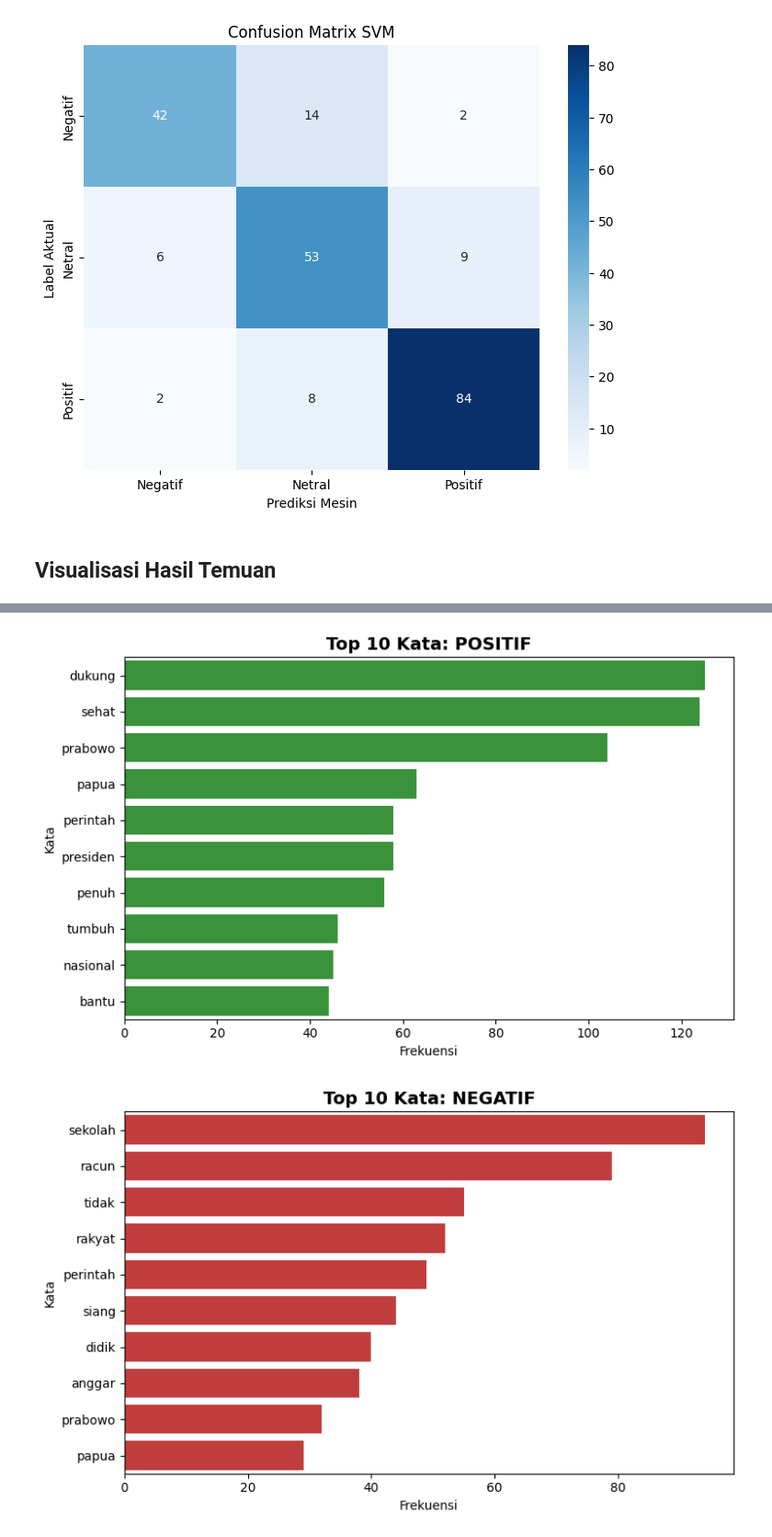
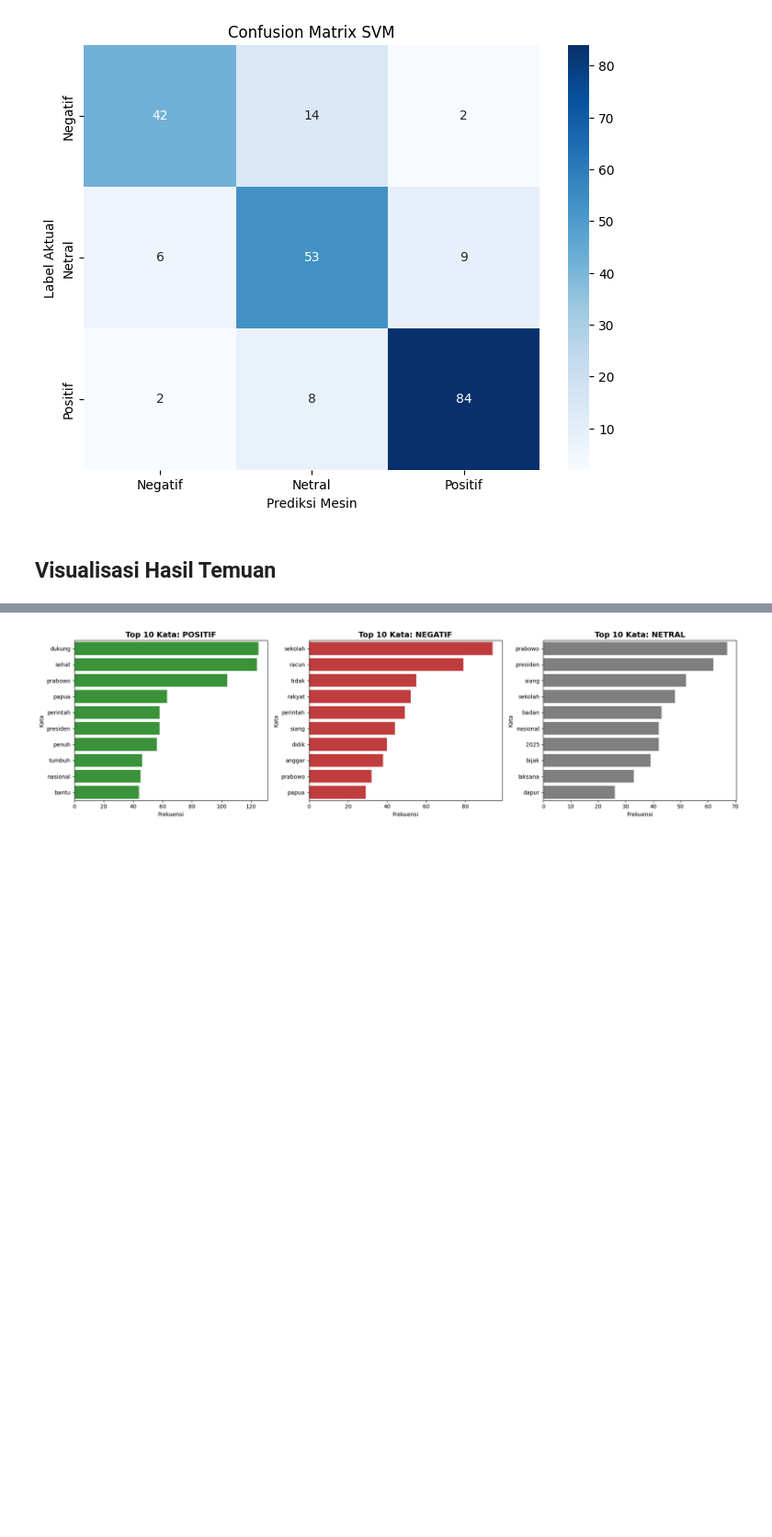
Before and after one commit to mfaruqi35/mbg-sentiment-analysis, a Jupyter notebook: mbg-sentiment-analysis.ipynb, the cells around one changed output, grey strips where cells are left out. Shown at 92% size. Saved outputs shown, nothing was run; the diff lists cells and outputs as text; code cells hidden in the pictures; blank space fills up the shorter version.

```diff
--- a/mbg-sentiment-analysis.ipynb
+++ b/mbg-sentiment-analysis.ipynb
@@ -540,16 +540,19 @@ svm_explainer.fit(X_train_tfidf, y_train)
 
 words = np.array(vectorizer.get_feature_names_out())
 
+plt.figure(figsize=(15, 5))
+
 for i, kelas in enumerate(svm_explainer.classes_):
     top10_idx = np.argsort(svm_explainer.coef_[i])[-10:]
     top10_word = words[top10_idx]
     top10_weight = svm_explainer.coef_[i][top10_idx]
 
-    plt.figure(figsize=(8, 5))
+    # Plotting
+    plt.subplot(1, 3, i+1)
     sns.barplot(x=top10_weight, y=top10_word, hue=top10_word, legend=False, palette='viridis')
     plt.title(f'Top 10 Kata: {kelas.upper()}')
     plt.xlabel('Bobot SVM')
 
-    plt.tight_layout()
-    plt.show()
+plt.tight_layout()
+plt.show()
 # %% [output]
@@ -559,40 +560,33 @@ for i, kelas in enumerate(svm_explainer.classes_):
 # %%
 import matplotlib.pyplot as plt
 import seaborn as sns
 from collections import Counter
 from wordcloud import WordCloud
 
-# DOMAIN STOPWORDS
 domain_stopwords = {'makan', 'gizi', 'gratis', 'program', 'mbg', 'indonesia', 'anak'}
-
 def hapus_domain_stopword(teks):
-    kata_kata = teks.split()
-    kata_bersih = [kata for kata in kata_kata if kata not in domain_stopwords]
-    return " ".join(kata_bersih)
+    words = teks.split()
+    words_cleaned = [word for word in words if word not in domain_stopwords]
+    return " ".join(words_cleaned)
 
 labels = ['positif', 'negatif', 'netral']
 colors_bar = ['#2ca02c', '#d62728', '#7f7f7f']
 colormaps_wc = ['Greens', 'Reds', 'Greys']
-
+fig, axes = plt.subplots(1, 3, figsize=(18, 5))
 
 for i, label in enumerate(labels):
     combined_text = " ".join(df_final[df_final['label'] == label]['cleaned_text'])
     combined_text_cleaned = hapus_domain_stopword(combined_text)
+    word_counts = Counter(combined_text_cleaned.split())
+    top_10 = word_counts.most_common(10)
+    word = [w[0] for w in top_10]
+    freq = [w[1] for w in top_10]
+    sns.barplot(x=freq, y=word, ax=axes[i], color=colors_bar[i])
+    axes[i].set_title(f'Top 10 Kata: {label.upper()}', fontsize=14, fontweight='bold')
+    axes[i].set_xlabel('Frekuensi')
+    axes[i].set_ylabel('Kata')
 
-    word_counts = Counter(combined_text_cleaned.split())
-
-    top_10 = word_counts.most_common(10)
-    kata = [w[0] for w in top_10]
-    frekuensi = [w[1] for w in top_10]
-
-    plt.figure(figsize=(8, 5))
-    sns.barplot(x=frekuensi, y=kata, color=colors_bar[i])
-    plt.title(f'Top 10 Kata: {label.upper()}', fontsize=14, fontweight='bold')
-    plt.xlabel('Frekuensi')
-    plt.ylabel('Kata')
-
-    plt.tight_layout()
-    plt.show()
+plt.tight_layout()
+plt.show()
 # %% [output]
-[figure, old version]
+[figure, new version]
-[figure, removed]
```
Also changed, not shown: parts of 5 cells of this notebook.
